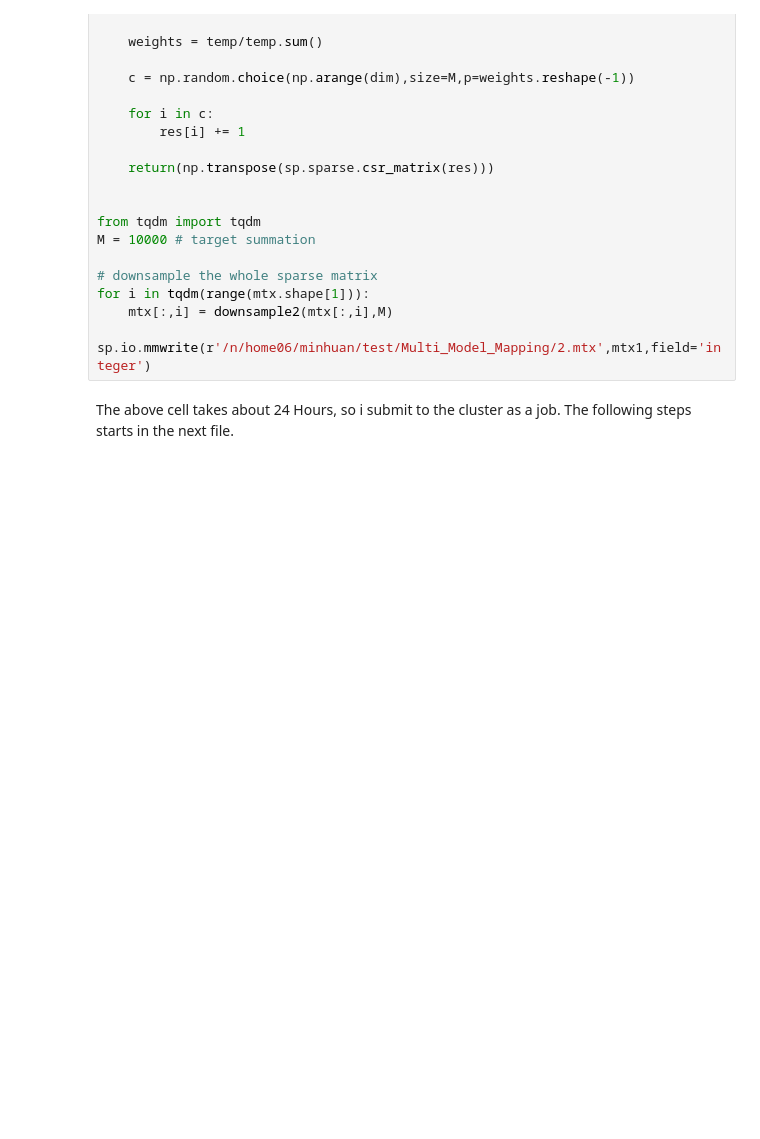
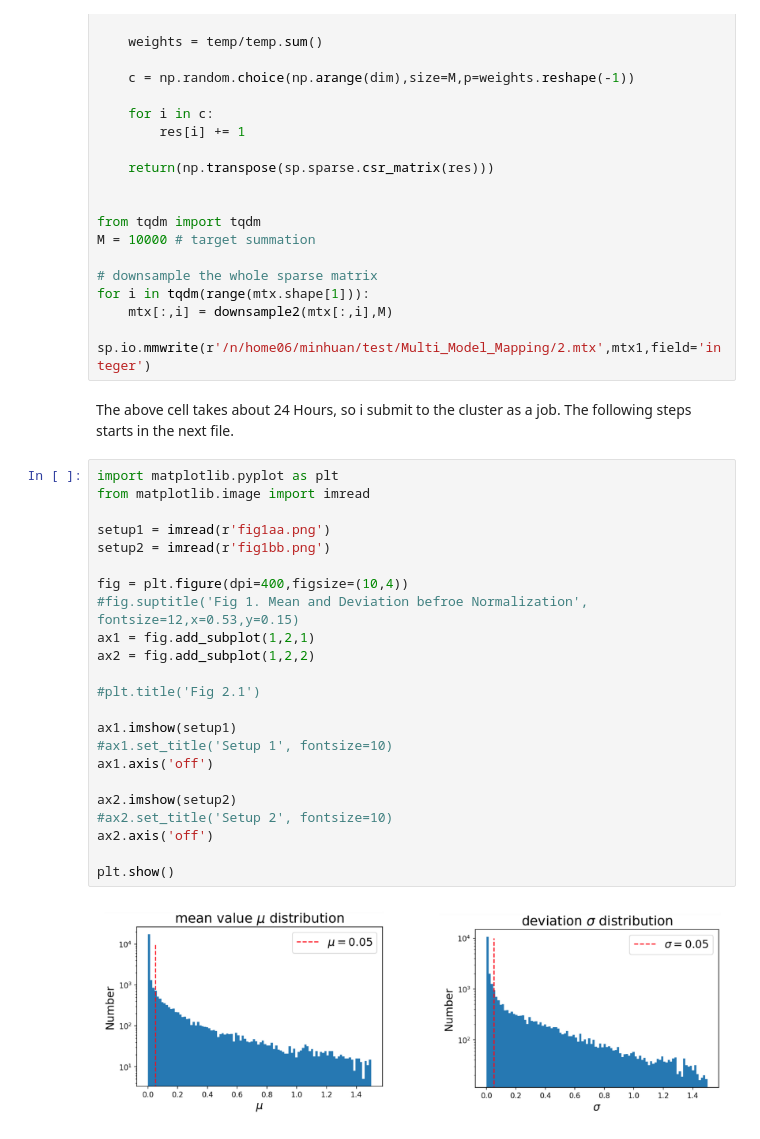
Before and after one commit to minhuanli/Multimodal-Mapping, a Jupyter notebook: data_preprocess1.ipynb, the cells around one changed output. Drawn from its saved outputs; the diff is of its cells as text; blank space fills up the shorter version.

```diff
--- a/data_preprocess1.ipynb
+++ b/data_preprocess1.ipynb
@@ -198,3 +198,28 @@ for i in tqdm(range(mtx.shape[1])):
 sp.io.mmwrite(r'/n/home06/minhuan/test/Multi_Model_Mapping/2.mtx',mtx1,field='integer')
 # %% [markdown]
 The above cell takes about 24 Hours, so i submit to the cluster as a job. The following steps starts in the next file.
+# %%
+import matplotlib.pyplot as plt
+from matplotlib.image import imread
+
+setup1 = imread(r'fig1aa.png')
+setup2 = imread(r'fig1bb.png')
+
+fig = plt.figure(dpi=400,figsize=(10,4))
+#fig.suptitle('Fig 1. Mean and Deviation befroe Normalization', fontsize=12,x=0.53,y=0.15)
+ax1 = fig.add_subplot(1,2,1)
+ax2 = fig.add_subplot(1,2,2)
+
+#plt.title('Fig 2.1')
+
+ax1.imshow(setup1)
+#ax1.set_title('Setup 1', fontsize=10)
+ax1.axis('off')
+
+ax2.imshow(setup2)
+#ax2.set_title('Setup 2', fontsize=10)
+ax2.axis('off')
+
+plt.show()
+# %% [output]
+[figure, added]
```
Also changed, not shown: parts of 1 cell of this notebook, 2 other files.
